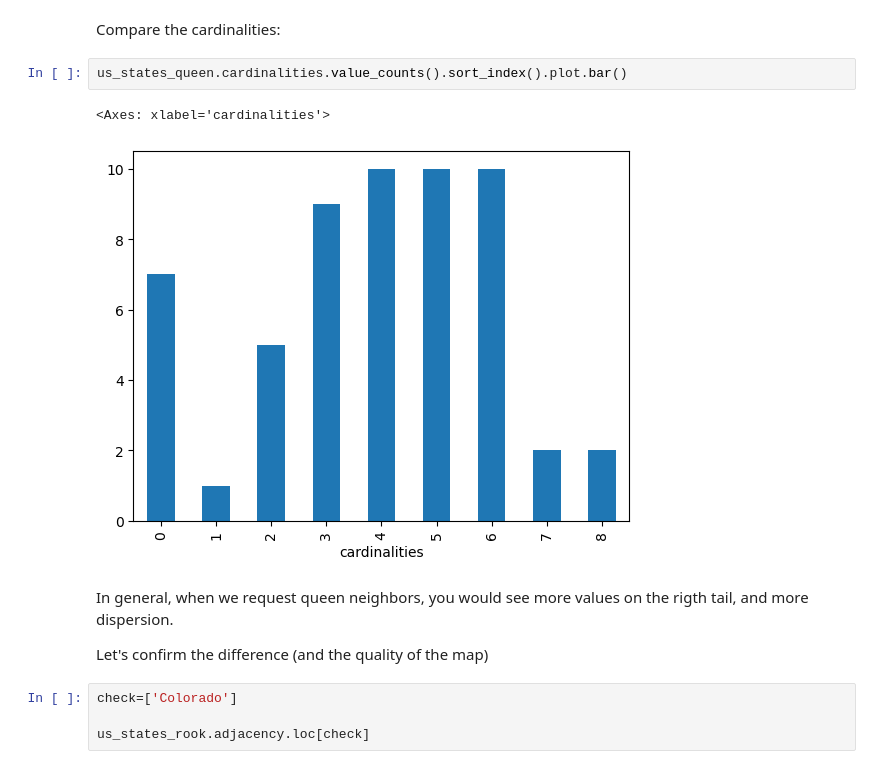
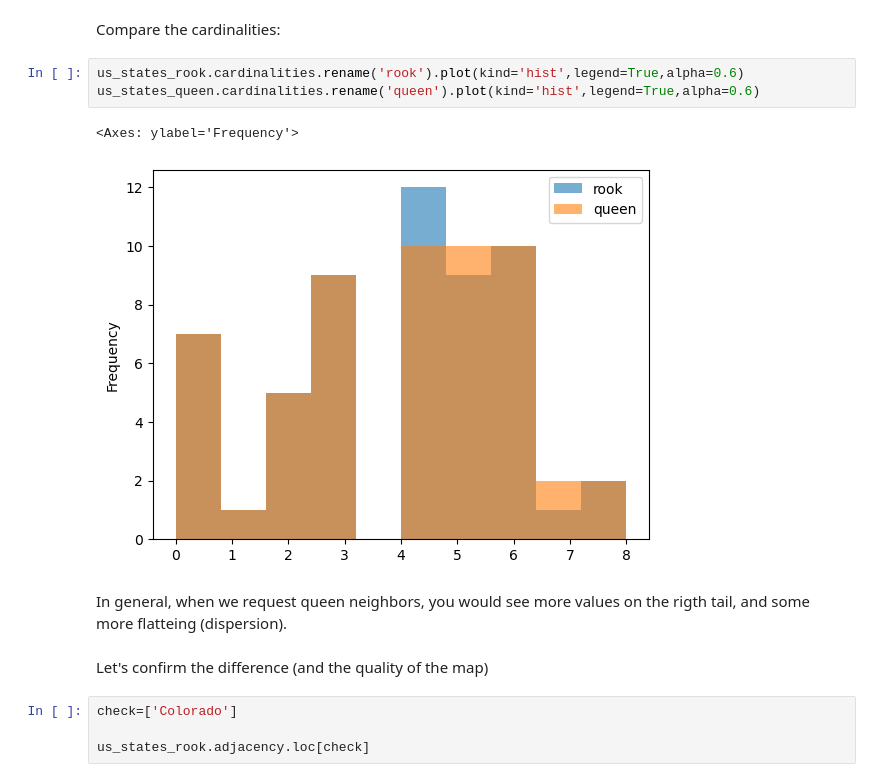
Before and after one commit to CienciaDeDatosEspacial/spatial_autoCorr, a Jupyter notebook: index.ipynb, the cells around one changed output. Saved outputs shown, nothing was run; the diff lists cells and outputs as text.

```diff
--- a/index.ipynb
+++ b/index.ipynb
@@ -236,13 +281,14 @@ us_states_queen=Graph.build_contiguity(us_states,rook=False)
 # %% [markdown]
 Compare the cardinalities:
 # %%
-us_states_queen.cardinalities.value_counts().sort_index().plot.bar()
+us_states_rook.cardinalities.rename('rook').plot(kind='hist',legend=True,alpha=0.6)
+us_states_queen.cardinalities.rename('queen').plot(kind='hist',legend=True,alpha=0.6)
 # %% [output]
-<Axes: xlabel='cardinalities'>
+<Axes: ylabel='Frequency'>
-[figure, old version]
+[figure, new version]
+# %% [markdown]
+In general, when we request queen neighbors, you would see more values on the rigth tail, and some more flatteing (dispersion).
 # %% [markdown]
-In general, when we request queen neighbors, you would see more values on the rigth tail, and more dispersion.
-
 Let's confirm the difference (and the quality of the map)
 # %%
 check=['Colorado']
```
Also changed, not shown: parts of 45 cells of this notebook.
